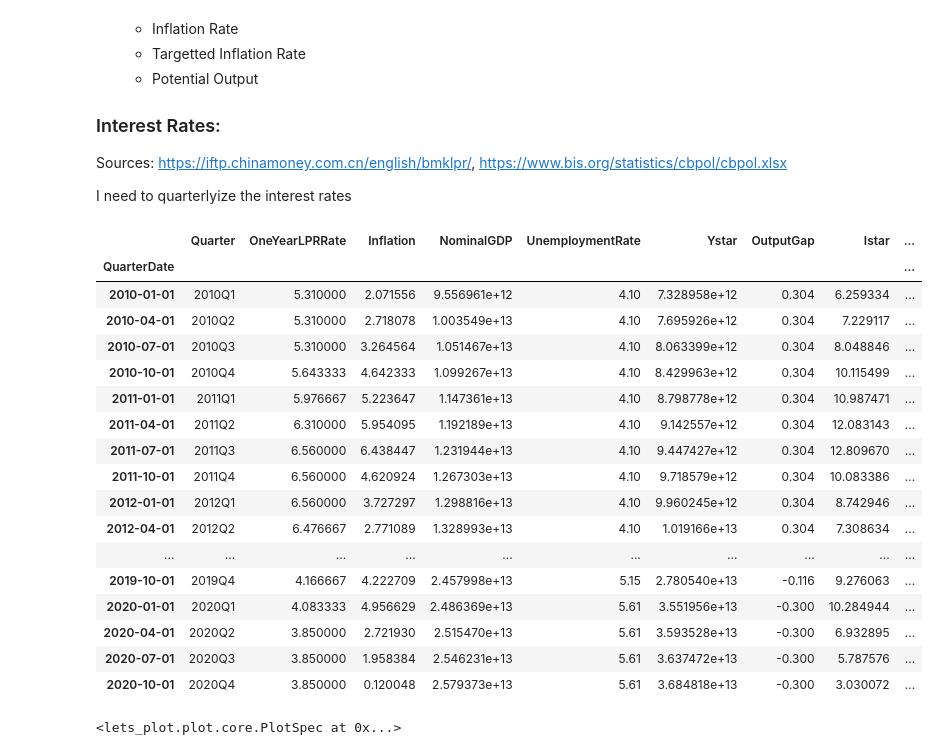
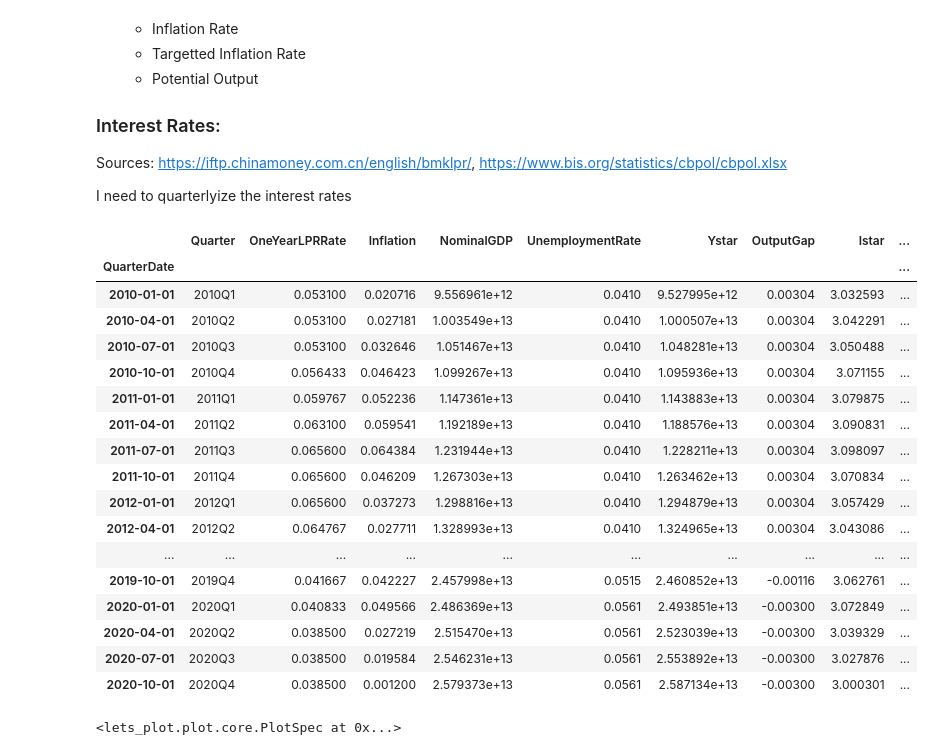
Before and after one commit to Elleniette1/cbs-data-analysis, a Jupyter notebook: chinamonetarypolicy/FiscalMonetaryCoordinator.ipynb, the cells around one changed output. Drawn from its saved outputs; the diff is of its cells as text; code cells hidden in the pictures.

```diff
--- a/chinamonetarypolicy/FiscalMonetaryCoordinator.ipynb
+++ b/chinamonetarypolicy/FiscalMonetaryCoordinator.ipynb
@@ -46,8 +46,8 @@ I need to quarterlyize the interest rates
 # %%
 # Static Variables
 
-pstar = 3.0
-ustar = 4.86
+pstar = 0.03
+ustar = 0.0486
 
 # Getting my dataset for interest rates
 
@@ -68,7 +68,7 @@ df = pd.concat([df,t], ignore_index=True)
 
 # Cleaning the data up.
 df['Date'] = pd.to_datetime(df['Date'])
-df['1Y'] = df['1Y'].astype(float)
+df['1Y'] = df['1Y'].astype(float)/100
 df = df.rename(columns={'1Y':'OneYearLPRRate'})
 df = df.sort_values(by='Date',axis=0)
 df = df.reset_index()
@@ -87,7 +87,7 @@ df1['observation_date'] = pd.to_datetime(df1['observation_date'])
 df1 = df1.set_index(df1['observation_date'])
 df1 = df1.drop(columns=['observation_date'])
 df1 = df1['2010-01-01':'2020-12-31']
-df['Inflation'] = df1['CPALTT01CNQ659N']
+df['Inflation'] = df1['CPALTT01CNQ659N']/100
 
 # GDP Stat
 df1 = pd.read_csv('../data/china/real-GDP/CHNGDPNQDSMEI.csv')
@@ -108,7 +108,7 @@ df1 = df1.drop([0])
 df1['Year'] = pd.to_datetime(df1['Year'], format='%Y')
 df1 = df1.set_index(df1['Year'])
 df1 = df1.drop(columns=['Year'])
-df['UnemploymentRate'] = df1['UnemploymentRate']
+df['UnemploymentRate'] = df1['UnemploymentRate']/100
 df['UnemploymentRate'] = df['UnemploymentRate'].fillna(method='ffill')
 
 # Ystar
@@ -120,50 +120,50 @@ df['Ystar'] = df['NominalGDP']/(1-0.4*(df['UnemploymentRate']-ustar))
 
 # istar
 df['OutputGap'] = (df['NominalGDP']-df['Ystar'])/df['Ystar']
 df['Istar'] = 2 + 1.5*df['Inflation'] + 0.5*df['OutputGap']+1
 
 # Taylor Rule Deviations
-df['TaylorDeviation'] = df['OneYearLPRRate']-df['Istar']
+df['TaylorDeviation'] = (df['OneYearLPRRate']-df['Istar'])/100
 
 
 # Debt and Primary Expenditure for Fiscal Policy Response Indicator
 df1 = pd.read_excel('../data/china/government-spending/imf-dm-export-20250226 (1).xls')
 df1 = df1.transpose()
 df1 = df1.reset_index()
 df1.columns = df1.loc[0]
 df1 = df1.rename(columns = {'Government primary expenditure, percent of GDP (% of GDP)':'PrimExp',
                             'General government gross debt (Percent of GDP)':'Debt'})
 df1 = df1.drop([0])
 df1['Year'] = pd.to_datetime(df1['Year'], format = '%Y')
 df1 = df1.set_index('Year')
 
-df['Debt'] = -df1['Debt']
+df['Debt'] = -df1['Debt']/100
 df['DebtMinusHalf'] = df['Debt'].shift(2)
-df['PrimExp'] = df1['PrimExp']
+df['PrimExp'] = -df1['PrimExp']/100
 df['Debt'] = df['Debt'].fillna(method='ffill')
 df['PrimExp'] = df['PrimExp'].fillna(method='ffill')
 df['DebtMinusHalf'] = df['DebtMinusHalf'].fillna(method='ffill')
 df.loc['2010-01-01':'2010-04-01','DebtMinusHalf'] = df.loc['2010-07-01','DebtMinusHalf']
 
 df.to_csv('../data/china/chinese_coordinator.csv')
 df
 # %% [output]
 |  | Quarter | OneYearLPRRate | Inflation | NominalGDP | UnemploymentRate | Ystar | OutputGap | Istar | ... |
 | QuarterDate |  |  |  |  |  |  |  |  | ... |
-| 2010-01-01 | 2010Q1 | 5.310000 | 2.071556 | 9.556961e+12 | 4.10 | 7.328958e+12 | 0.304 | 6.259334 | ... |
-| 2010-04-01 | 2010Q2 | 5.310000 | 2.718078 | 1.003549e+13 | 4.10 | 7.695926e+12 | 0.304 | 7.229117 | ... |
-| 2010-07-01 | 2010Q3 | 5.310000 | 3.264564 | 1.051467e+13 | 4.10 | 8.063399e+12 | 0.304 | 8.048846 | ... |
-| 2010-10-01 | 2010Q4 | 5.643333 | 4.642333 | 1.099267e+13 | 4.10 | 8.429963e+12 | 0.304 | 10.115499 | ... |
-| 2011-01-01 | 2011Q1 | 5.976667 | 5.223647 | 1.147361e+13 | 4.10 | 8.798778e+12 | 0.304 | 10.987471 | ... |
-| 2011-04-01 | 2011Q2 | 6.310000 | 5.954095 | 1.192189e+13 | 4.10 | 9.142557e+12 | 0.304 | 12.083143 | ... |
-| 2011-07-01 | 2011Q3 | 6.560000 | 6.438447 | 1.231944e+13 | 4.10 | 9.447427e+12 | 0.304 | 12.809670 | ... |
-| 2011-10-01 | 2011Q4 | 6.560000 | 4.620924 | 1.267303e+13 | 4.10 | 9.718579e+12 | 0.304 | 10.083386 | ... |
-| 2012-01-01 | 2012Q1 | 6.560000 | 3.727297 | 1.298816e+13 | 4.10 | 9.960245e+12 | 0.304 | 8.742946 | ... |
-| 2012-04-01 | 2012Q2 | 6.476667 | 2.771089 | 1.328993e+13 | 4.10 | 1.019166e+13 | 0.304 | 7.308634 | ... |
+| 2010-01-01 | 2010Q1 | 0.053100 | 0.020716 | 9.556961e+12 | 0.0410 | 9.527995e+12 | 0.00304 | 3.032593 | ... |
+| 2010-04-01 | 2010Q2 | 0.053100 | 0.027181 | 1.003549e+13 | 0.0410 | 1.000507e+13 | 0.00304 | 3.042291 | ... |
+| 2010-07-01 | 2010Q3 | 0.053100 | 0.032646 | 1.051467e+13 | 0.0410 | 1.048281e+13 | 0.00304 | 3.050488 | ... |
+| 2010-10-01 | 2010Q4 | 0.056433 | 0.046423 | 1.099267e+13 | 0.0410 | 1.095936e+13 | 0.00304 | 3.071155 | ... |
+| 2011-01-01 | 2011Q1 | 0.059767 | 0.052236 | 1.147361e+13 | 0.0410 | 1.143883e+13 | 0.00304 | 3.079875 | ... |
+| 2011-04-01 | 2011Q2 | 0.063100 | 0.059541 | 1.192189e+13 | 0.0410 | 1.188576e+13 | 0.00304 | 3.090831 | ... |
+| 2011-07-01 | 2011Q3 | 0.065600 | 0.064384 | 1.231944e+13 | 0.0410 | 1.228211e+13 | 0.00304 | 3.098097 | ... |
+| 2011-10-01 | 2011Q4 | 0.065600 | 0.046209 | 1.267303e+13 | 0.0410 | 1.263462e+13 | 0.00304 | 3.070834 | ... |
+| 2012-01-01 | 2012Q1 | 0.065600 | 0.037273 | 1.298816e+13 | 0.0410 | 1.294879e+13 | 0.00304 | 3.057429 | ... |
+| 2012-04-01 | 2012Q2 | 0.064767 | 0.027711 | 1.328993e+13 | 0.0410 | 1.324965e+13 | 0.00304 | 3.043086 | ... |
 | ... | ... | ... | ... | ... | ... | ... | ... | ... | ... |
-| 2019-10-01 | 2019Q4 | 4.166667 | 4.222709 | 2.457998e+13 | 5.15 | 2.780540e+13 | -0.116 | 9.276063 | ... |
-| 2020-01-01 | 2020Q1 | 4.083333 | 4.956629 | 2.486369e+13 | 5.61 | 3.551956e+13 | -0.300 | 10.284944 | ... |
-| 2020-04-01 | 2020Q2 | 3.850000 | 2.721930 | 2.515470e+13 | 5.61 | 3.593528e+13 | -0.300 | 6.932895 | ... |
-| 2020-07-01 | 2020Q3 | 3.850000 | 1.958384 | 2.546231e+13 | 5.61 | 3.637472e+13 | -0.300 | 5.787576 | ... |
-| 2020-10-01 | 2020Q4 | 3.850000 | 0.120048 | 2.579373e+13 | 5.61 | 3.684818e+13 | -0.300 | 3.030072 | ... |
+| 2019-10-01 | 2019Q4 | 0.041667 | 0.042227 | 2.457998e+13 | 0.0515 | 2.460852e+13 | -0.00116 | 3.062761 | ... |
+| 2020-01-01 | 2020Q1 | 0.040833 | 0.049566 | 2.486369e+13 | 0.0561 | 2.493851e+13 | -0.00300 | 3.072849 | ... |
+| 2020-04-01 | 2020Q2 | 0.038500 | 0.027219 | 2.515470e+13 | 0.0561 | 2.523039e+13 | -0.00300 | 3.039329 | ... |
+| 2020-07-01 | 2020Q3 | 0.038500 | 0.019584 | 2.546231e+13 | 0.0561 | 2.553892e+13 | -0.00300 | 3.027876 | ... |
+| 2020-10-01 | 2020Q4 | 0.038500 | 0.001200 | 2.579373e+13 | 0.0561 | 2.587134e+13 | -0.00300 | 3.000301 | ... |
 # %%
```
Also changed, not shown: parts of 5 cells of this notebook, 12 other files.
